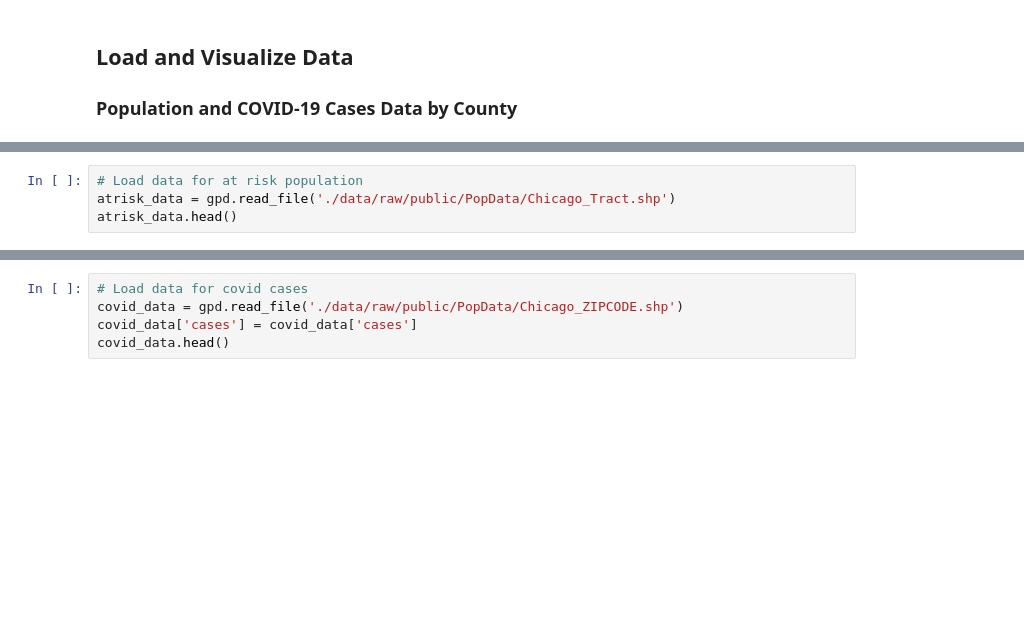
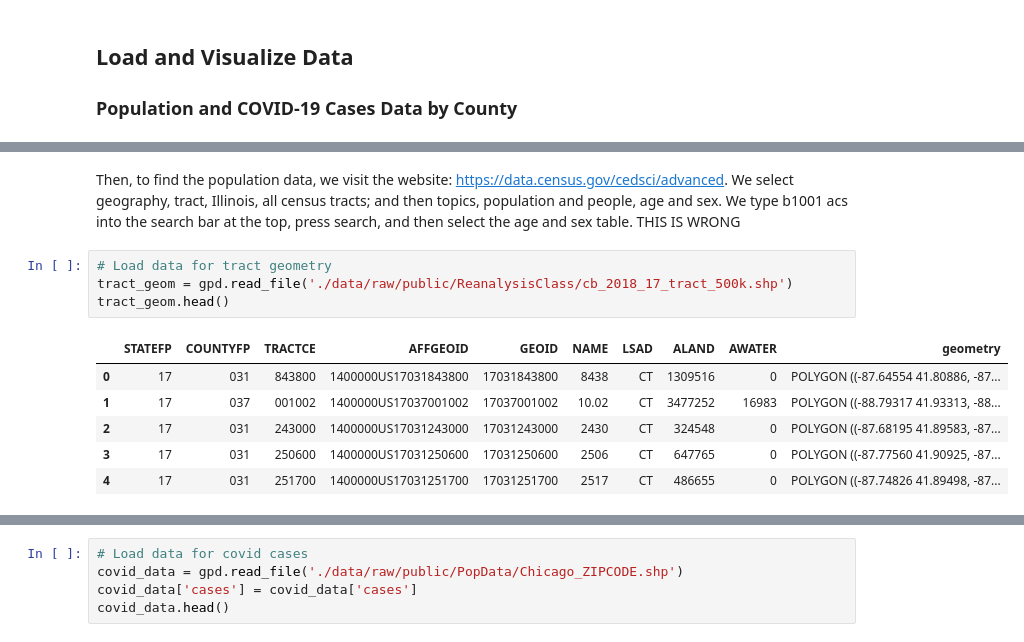
Before and after one commit to Liam-W-Smith/RPr-Kang-2020, a Jupyter notebook: procedure/code/04-Class-Reanalysis.ipynb, the cells around one changed output, grey strips where cells are left out. Drawn from its saved outputs; the diff is of its cells as text; blank space fills up the shorter version.

Commit message:
load buffered data

```diff
--- a/procedure/code/04-Class-Reanalysis.ipynb
+++ b/procedure/code/04-Class-Reanalysis.ipynb
@@ -72,4 +79,13 @@ os.getcwd()
+# %% [markdown]
+Then, to find the population data, we visit the website: https://data.census.gov/cedsci/advanced. We select geography, tract, Illinois, all census tracts; and then topics, population and people, age and sex. We type b1001 acs into the search bar at the top, press search, and then select the age and sex table. THIS IS WRONG
 # %%
-# Load data for at risk population
-atrisk_data = gpd.read_file('./data/raw/public/PopData/Chicago_Tract.shp')
-atrisk_data.head()
+# Load data for tract geometry
+tract_geom = gpd.read_file('./data/raw/public/ReanalysisClass/cb_2018_17_tract_500k.shp')
+tract_geom.head()
+# %% [output]
+|  | STATEFP | COUNTYFP | TRACTCE | AFFGEOID | GEOID | NAME | LSAD | ALAND | AWATER | geometry |
+| 0 | 17 | 031 | 843800 | 1400000US17031843800 | 17031843800 | 8438 | CT | 1309516 | 0 | POLYGON ((-87.64554 41.80886, -87... |
+| 1 | 17 | 037 | 001002 | 1400000US17037001002 | 17037001002 | 10.02 | CT | 3477252 | 16983 | POLYGON ((-88.79317 41.93313, -88... |
+| 2 | 17 | 031 | 243000 | 1400000US17031243000 | 17031243000 | 2430 | CT | 324548 | 0 | POLYGON ((-87.68195 41.89583, -87... |
+| 3 | 17 | 031 | 250600 | 1400000US17031250600 | 17031250600 | 2506 | CT | 647765 | 0 | POLYGON ((-87.77560 41.90925, -87... |
+| 4 | 17 | 031 | 251700 | 1400000US17031251700 | 17031251700 | 2517 | CT | 486655 | 0 | POLYGON ((-87.74826 41.89498, -87... |
```
Also changed, not shown: parts of 7 cells of this notebook, 2 other files.
